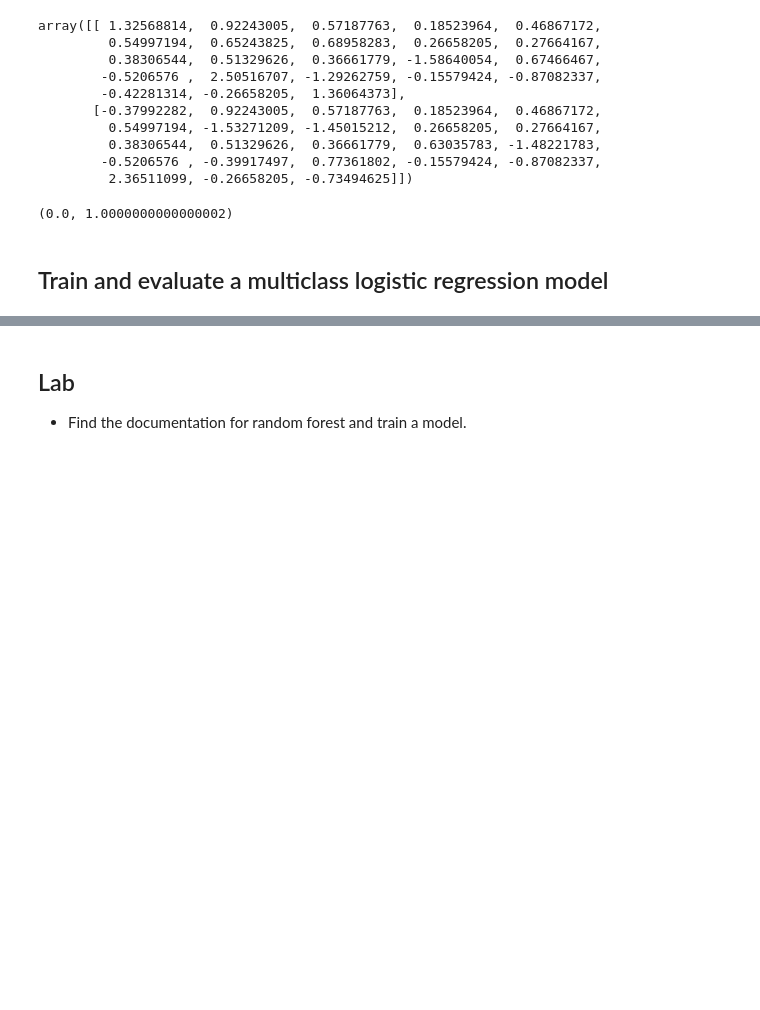
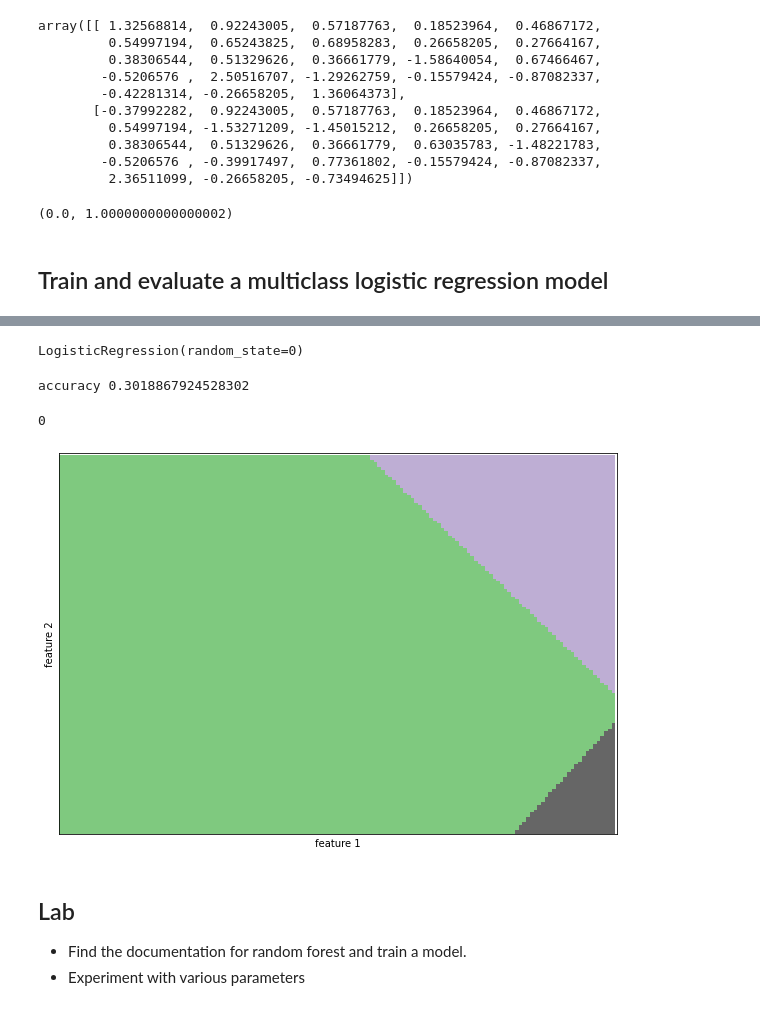
Before and after one commit to galciatu/Practica1, a Jupyter notebook: tutorial_sklearn_escuela_computense_invierno_2022.ipynb, the cells around one changed output, grey strips where cells are left out. Drawn from its saved outputs; the diff is of its cells as text; code cells hidden in the pictures; blank space fills up the shorter version.

```diff
--- a/tutorial_sklearn_escuela_computense_invierno_2022.ipynb
+++ b/tutorial_sklearn_escuela_computense_invierno_2022.ipynb
@@ -347,0 +370,5 @@ X_train[:,0].mean(), X_train[:,0].std()
+# %%
+for C in [0.01, 0.1, 1, 2]:
+    clf = LogisticRegression(random_state=0, penalty='l1', C=C, solver='saga', max_iter=1000) # this creates a model
+    clf.fit(X_train, y_train)
+    print("accuracy", clf.score(X_valid, y_valid))
@@ -347,0 +380,3 @@ X_train[:,0].mean(), X_train[:,0].std()
+# %%
+clf = LogisticRegression(random_state=0, penalty='l1', C=0.1, solver='saga', max_iter=1000)
+clf.fit(X_train, y_train)
@@ -347,0 +411,17 @@ X_train[:,0].mean(), X_train[:,0].std()
+# %%
+clf = LogisticRegression(random_state=0) # this creates a model
+clf.fit(X_train[:,[7,14]], y_train)
+# %% [output]
+LogisticRegression(random_state=0)
+# %%
+print("accuracy", clf.score(X_valid[:,[7,14]], y_valid)) # this is in 8 classes
+# %% [output]
+accuracy 0.3018867924528302
+# %%
+h = .02  # step size in the mesh
+xx, yy = np.meshgrid(np.arange(-2, 2, h), np.arange(-2, 2, h))
+Z = clf.predict(np.c_[xx.ravel(), yy.ravel()])
+# %%
+(Z==4).sum()
+# %% [output]
+0
@@ -348,3 +432,20 @@ X_train[:,0].mean(), X_train[:,0].std()
+# %%
+Z = Z.reshape(xx.shape)
+plt.figure(1, figsize=(10, 7))
+plt.pcolormesh(xx, yy, Z, cmap=plt.cm.Accent, shading='auto')
+
+plt.xlabel('feature 1')
+plt.ylabel('feature 2')
+
+plt.xlim(-1, 2)
+plt.ylim(-1, 2)
+plt.xticks(())
+plt.yticks(())
+
+plt.show()
+# %% [output]
+[figure, added]
 # %% [markdown]
 ## Lab
 - Find the documentation for random forest and train a model.
+- Experiment with various parameters
```
Also changed, not shown: parts of 12 cells of this notebook.
